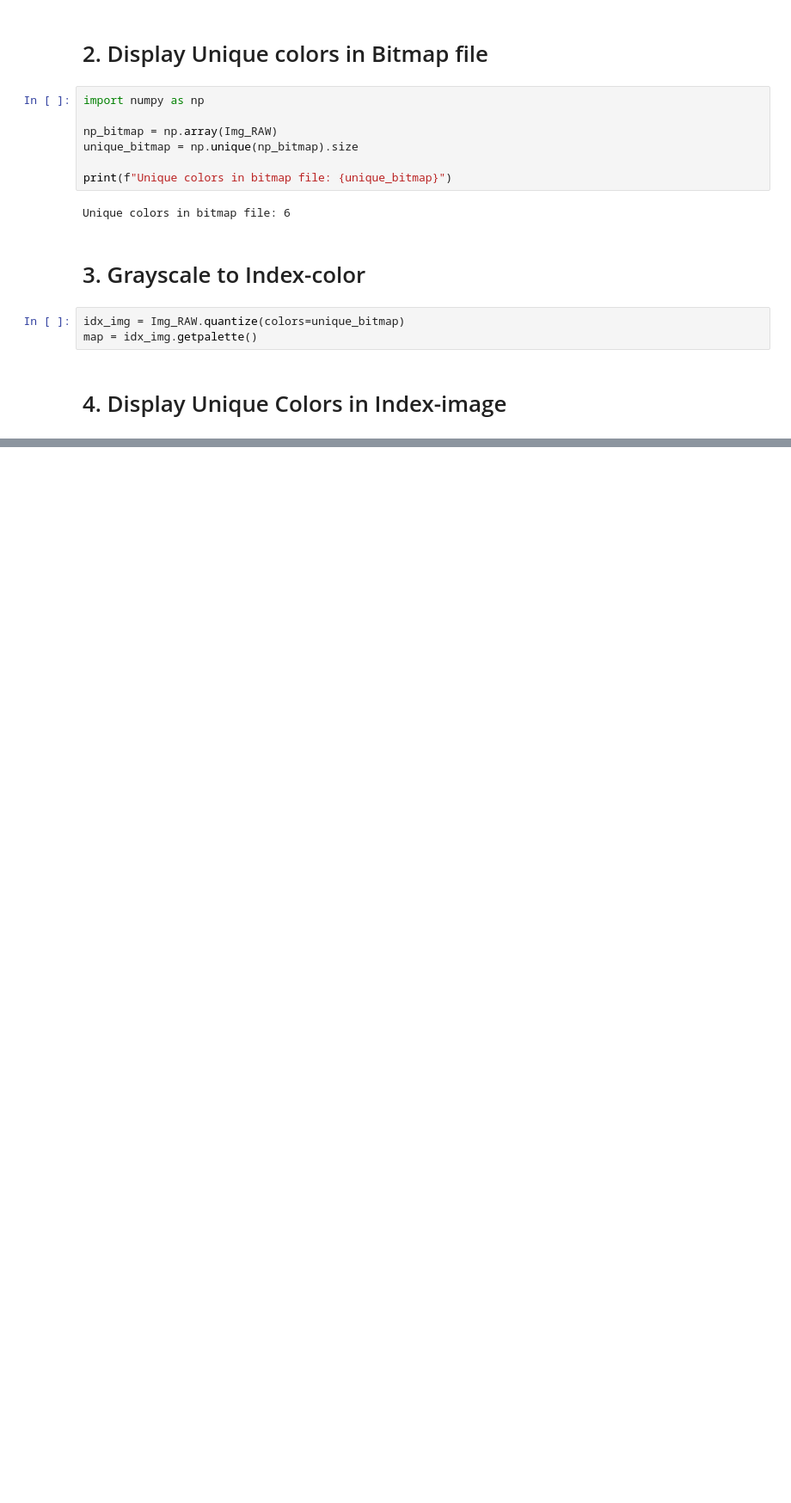
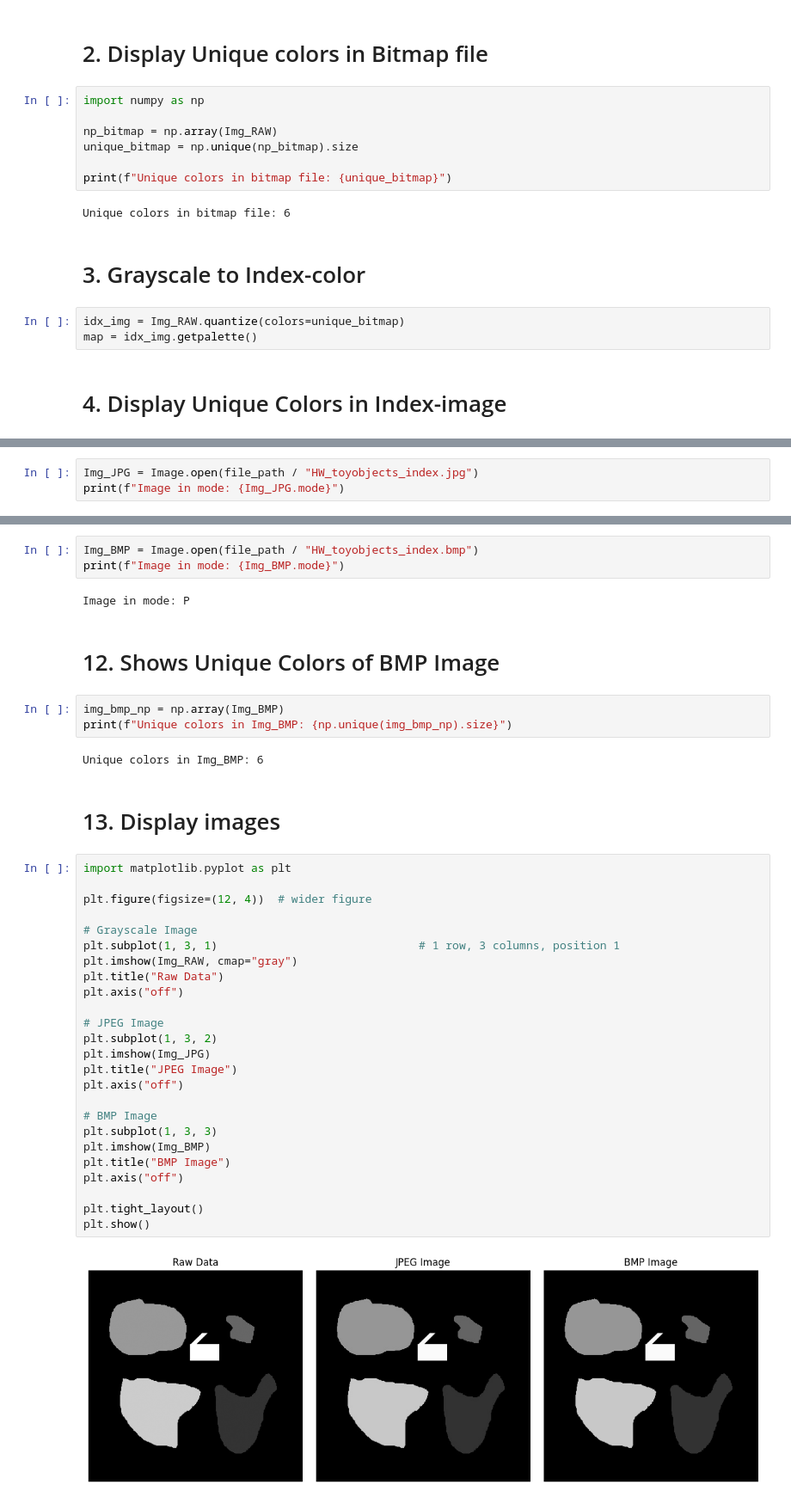
Before and after one commit to khongmeng/Vision-AI, a Jupyter notebook: jupyter/week02/image_manipulation.ipynb, the cells around one changed output, grey strips where cells are left out. Shown at 86% size. Drawn from its saved outputs; the diff is of its cells as text; blank space fills up the shorter version.

Commit message:
update w2 image manipulation

```diff
--- a/jupyter/week02/image_manipulation.ipynb
+++ b/jupyter/week02/image_manipulation.ipynb
@@ -72,0 +90,3 @@ Unique colors in 180x180 index-image: 6
+# %%
+Img_JPG = Image.open(file_path / "HW_toyobjects_index.jpg")
+print(f"Image in mode: {Img_JPG.mode}")
@@ -72,0 +105,41 @@ Unique colors in 180x180 index-image: 6
+# %%
+Img_BMP = Image.open(file_path / "HW_toyobjects_index.bmp")
+print(f"Image in mode: {Img_BMP.mode}")
+# %% [output]
+Image in mode: P
+# %% [markdown]
+# 12. Shows Unique Colors of BMP Image
+# %%
+img_bmp_np = np.array(Img_BMP)
+print(f"Unique colors in Img_BMP: {np.unique(img_bmp_np).size}")
+# %% [output]
+Unique colors in Img_BMP: 6
+# %% [markdown]
+# 13. Display images
+# %%
+import matplotlib.pyplot as plt
+
+plt.figure(figsize=(12, 4))  # wider figure
+
+# Grayscale Image
+plt.subplot(1, 3, 1)                              # 1 row, 3 columns, position 1
+plt.imshow(Img_RAW, cmap="gray")
+plt.title("Raw Data")
+plt.axis("off")
+
+# JPEG Image
+plt.subplot(1, 3, 2)
+plt.imshow(Img_JPG)
+plt.title("JPEG Image")
+plt.axis("off")
+
+# BMP Image
+plt.subplot(1, 3, 3)
+plt.imshow(Img_BMP)
+plt.title("BMP Image")
+plt.axis("off")
+
+plt.tight_layout()
+plt.show()
+# %% [output]
+[figure, added]
```
Also changed, not shown: parts of 16 cells of this notebook, 5 other files.
